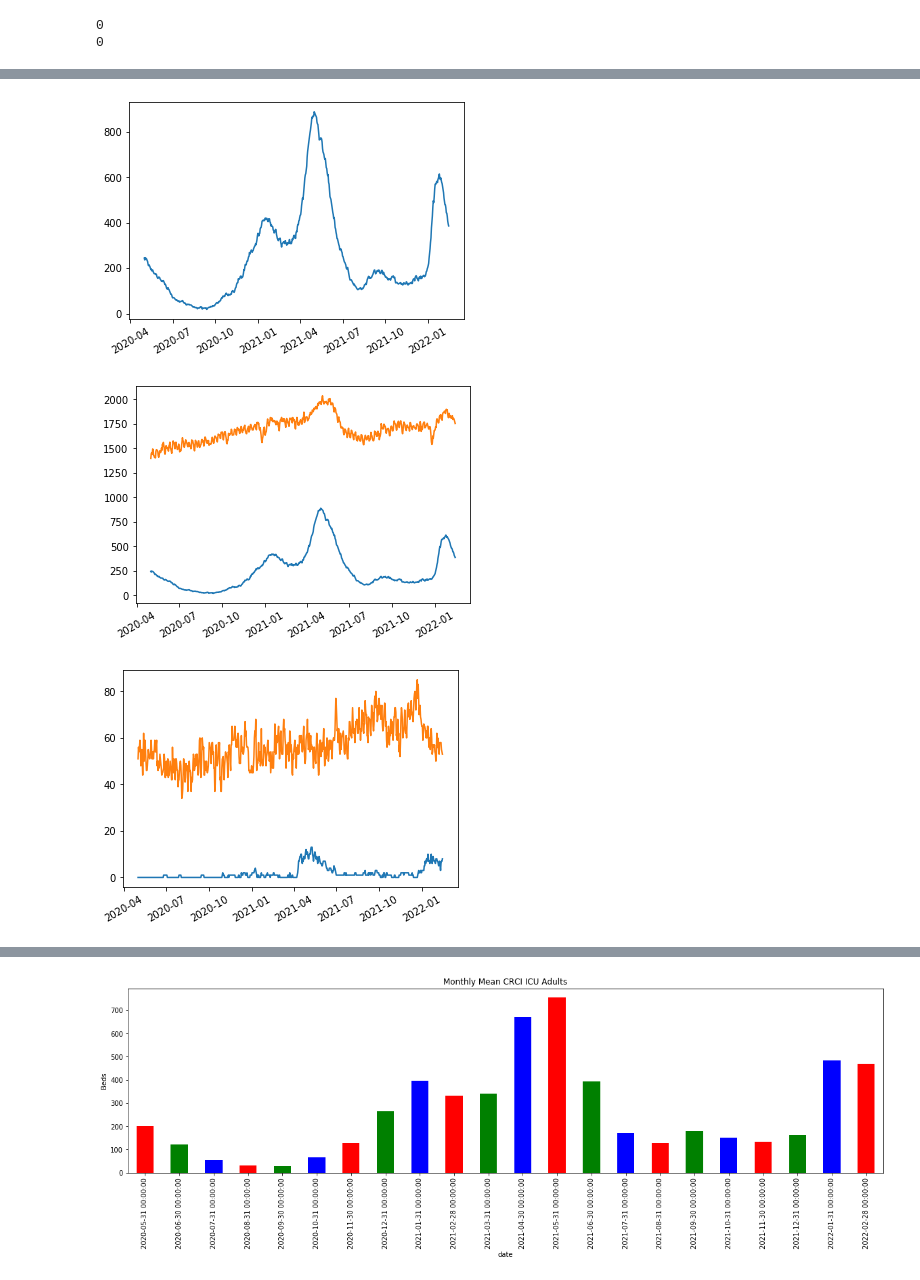
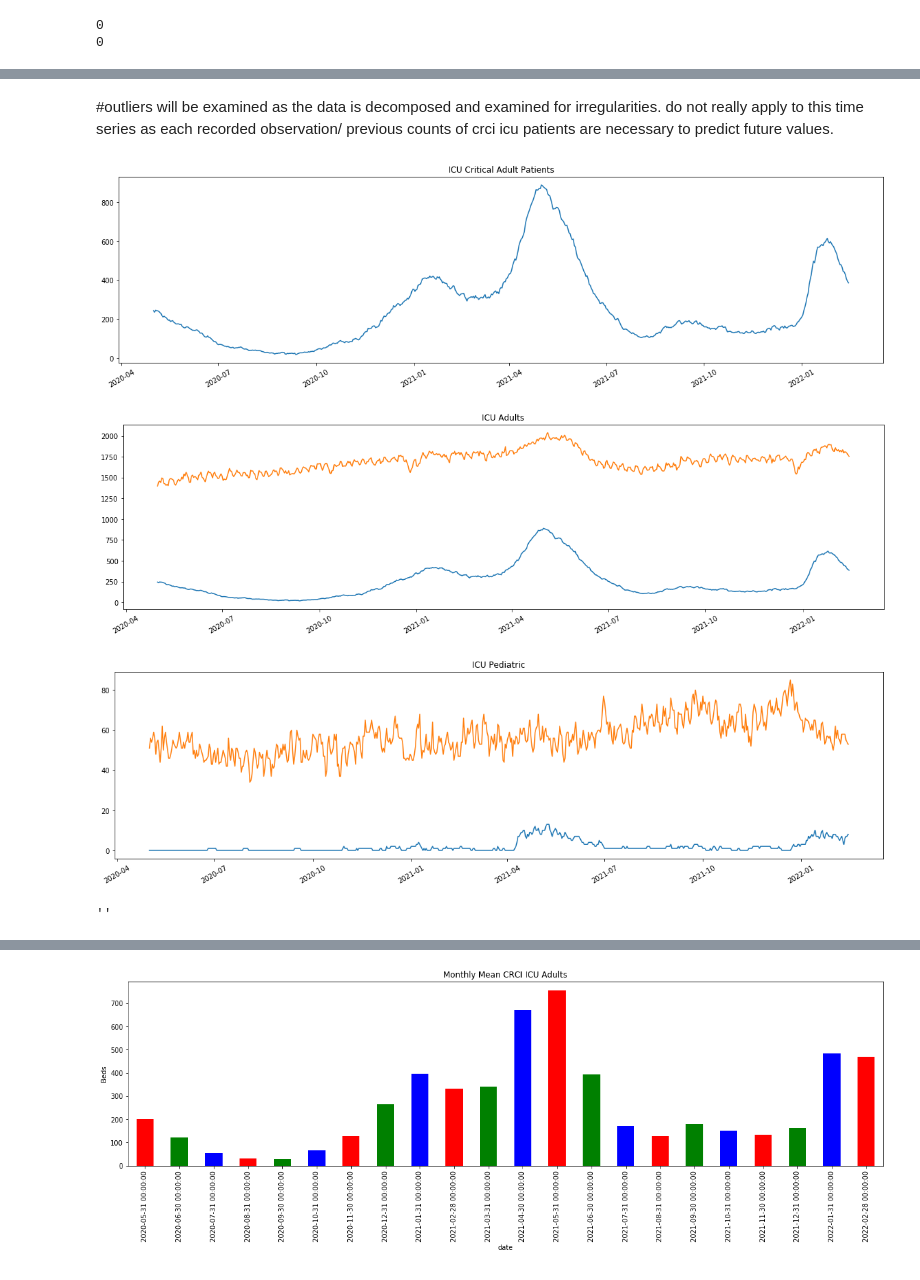
Before and after one commit to Jneny/Hospitalcapacity, a Jupyter notebook: 820_Hospitalcapacity.ipynb, the cells around one changed output, grey strips where cells are left out. Drawn from its saved outputs; the diff is of its cells as text; code cells hidden in the pictures.

```diff
--- a/820_Hospitalcapacity.ipynb
+++ b/820_Hospitalcapacity.ipynb
@@ -43,0 +26,2 @@ memory usage: 56.3 KB
+# %%
+data = data.asfreq('d')
@@ -109,0 +124,2 @@ Length: 655, dtype: bool
+# %% [markdown]
+#outliers will be examined as the data is decomposed and examined for irregularities. do not really apply to this time series as each recorded observation/ previous counts of crci icu patients are necessary to predict future values.
@@ -111,23 +129,28 @@ Length: 655, dtype: bool
 from pandas.plotting import register_matplotlib_converters
 register_matplotlib_converters()
 # %%
-plt.plot(data[0:655]['adult_icu_crci_patients'])
+plt.plot(data[0:655]['adult_icu_crci_patients']) #main focus
+plt.title('ICU Critical Adult Patients')
 plt.xticks(rotation = 30)
 plt.show()
 
 # plt.plot(data[0:655])
 # plt.xticks(rotation = 30)
 # plt.show()
 
 
 plt.plot(data.iloc[: , [0, 3]])
+plt.title('ICU Adults')
 plt.xticks(rotation = 30)
 plt.show()
 
 plt.plot(data.iloc[: , [5, 8]])
+plt.title('ICU Pediatric')
 plt.xticks(rotation = 30)
 plt.show()
+;
 # %% [output]
-[figure, old version]
+[figure, new version]
-[figure, old version]
+[figure, new version]
-[figure, old version]
+[figure, new version]
+''
```
Also changed, not shown: parts of 81 cells of this notebook.
